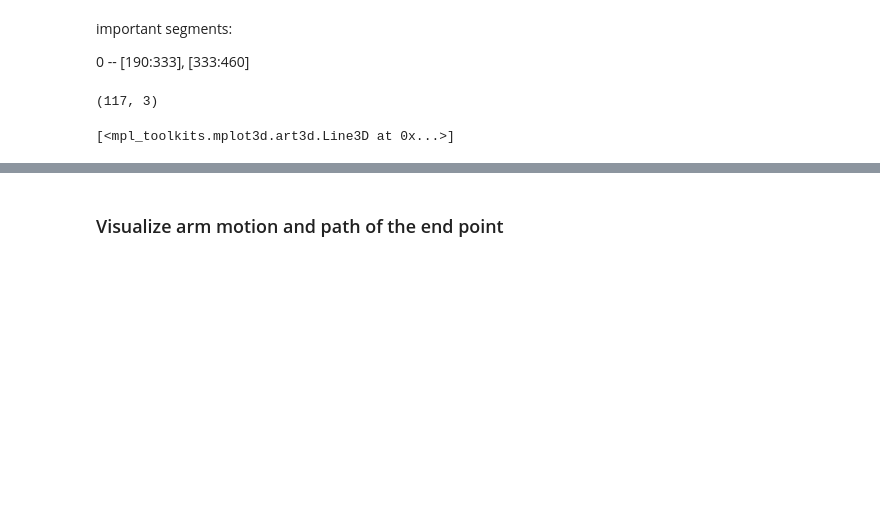
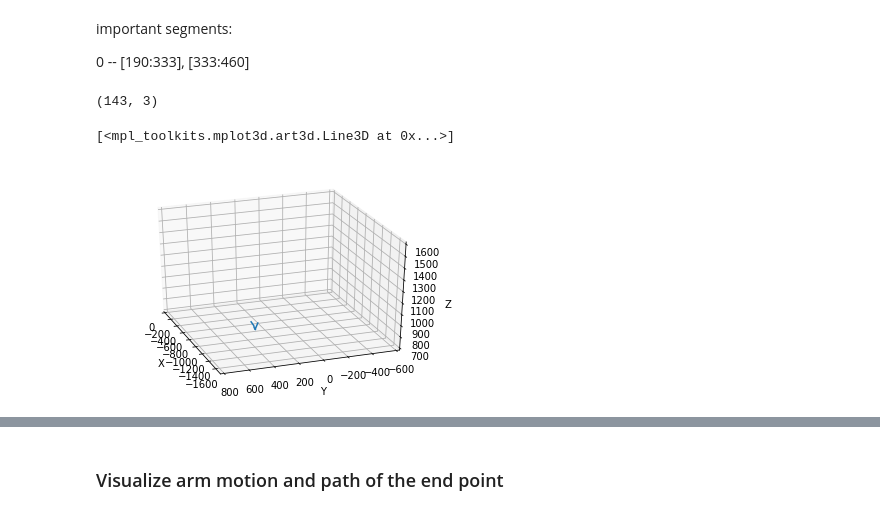
Before and after one commit to toluwajosh/tl_core, a Jupyter notebook: c3d_analyse.ipynb, the cells around one changed output, grey strips where cells are left out. Saved outputs shown, nothing was run; the diff lists cells and outputs as text; code cells hidden in the pictures; blank space fills up the shorter version.

```diff
--- a/c3d_analyse.ipynb
+++ b/c3d_analyse.ipynb
@@ -142,28 +142,29 @@ important segments:
 # %%
 # extract a sample path
 sample_id = 0
-sample_line1 = rh_paths[sample_id][190:333]
+sample_line = rh_paths[sample_id][190:333]
 sample_line2 = rh_paths[sample_id][333:450]
 print(np.shape(sample_line))
 x = sample_line[:,0]
 y = sample_line[:,1]
 z = sample_line[:,2]
 fig = plt.figure()
 ax = fig.add_subplot(111, projection='3d')
 ax.set_xlim3d([-1700.0, 0.0])
 ax.set_xlabel('X')
 
 ax.set_ylim3d([-600.0, 800.0])
 ax.set_ylabel('Y')
 
 ax.set_zlim3d([700.0, 1600.0])
 ax.set_zlabel('Z')
 ax.azim = 160 #200
 ax.elev = 30
 ax.plot(x, y, z)
 # %% [output]
-(117, 3)
+(143, 3)
 [<mpl_toolkits.mplot3d.art3d.Line3D at 0x...>]
+[figure, added]
 # %%
 # generic plot function
 def plot_3d(data_list, ax=None):
```
Also changed, not shown: parts of 8 cells of this notebook.
